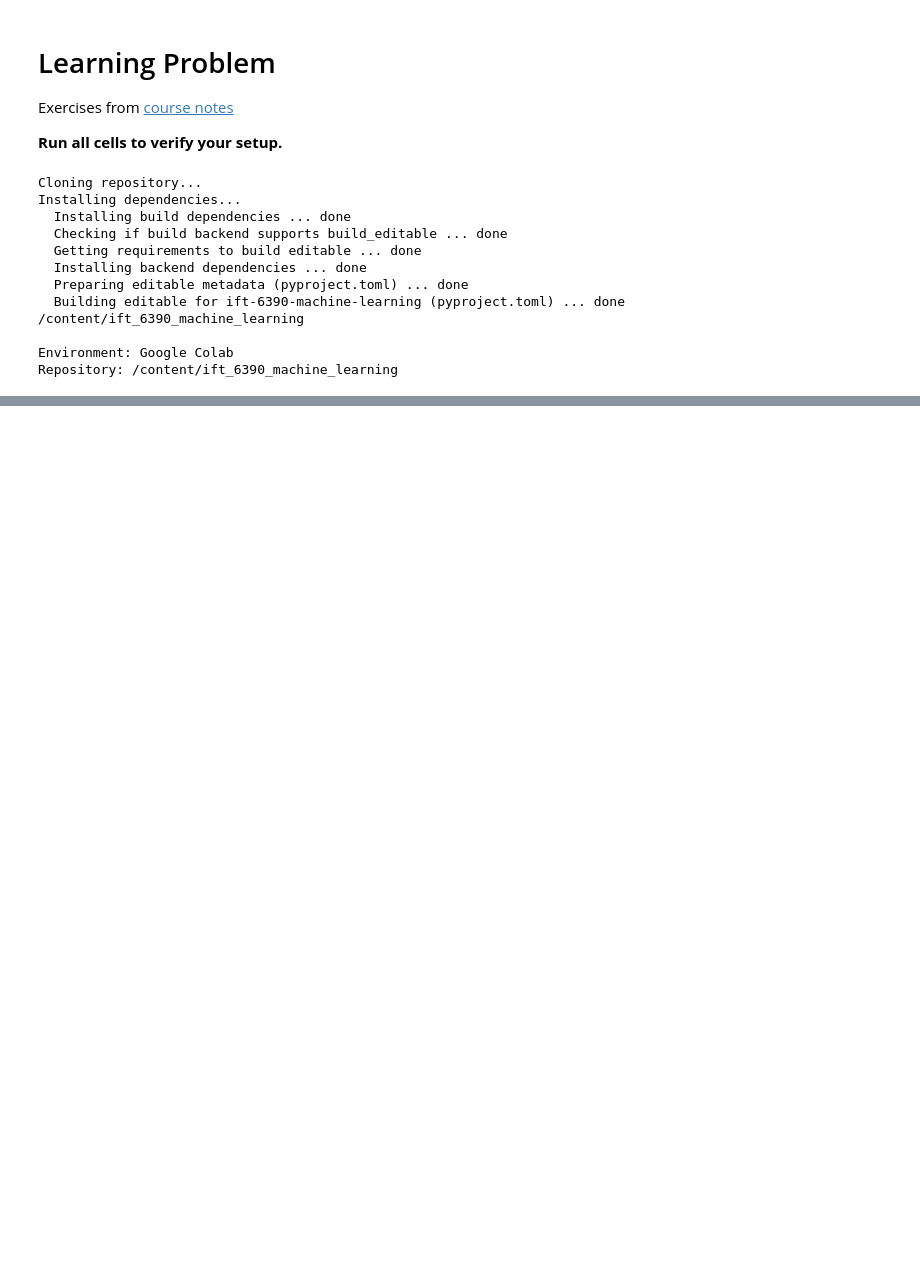
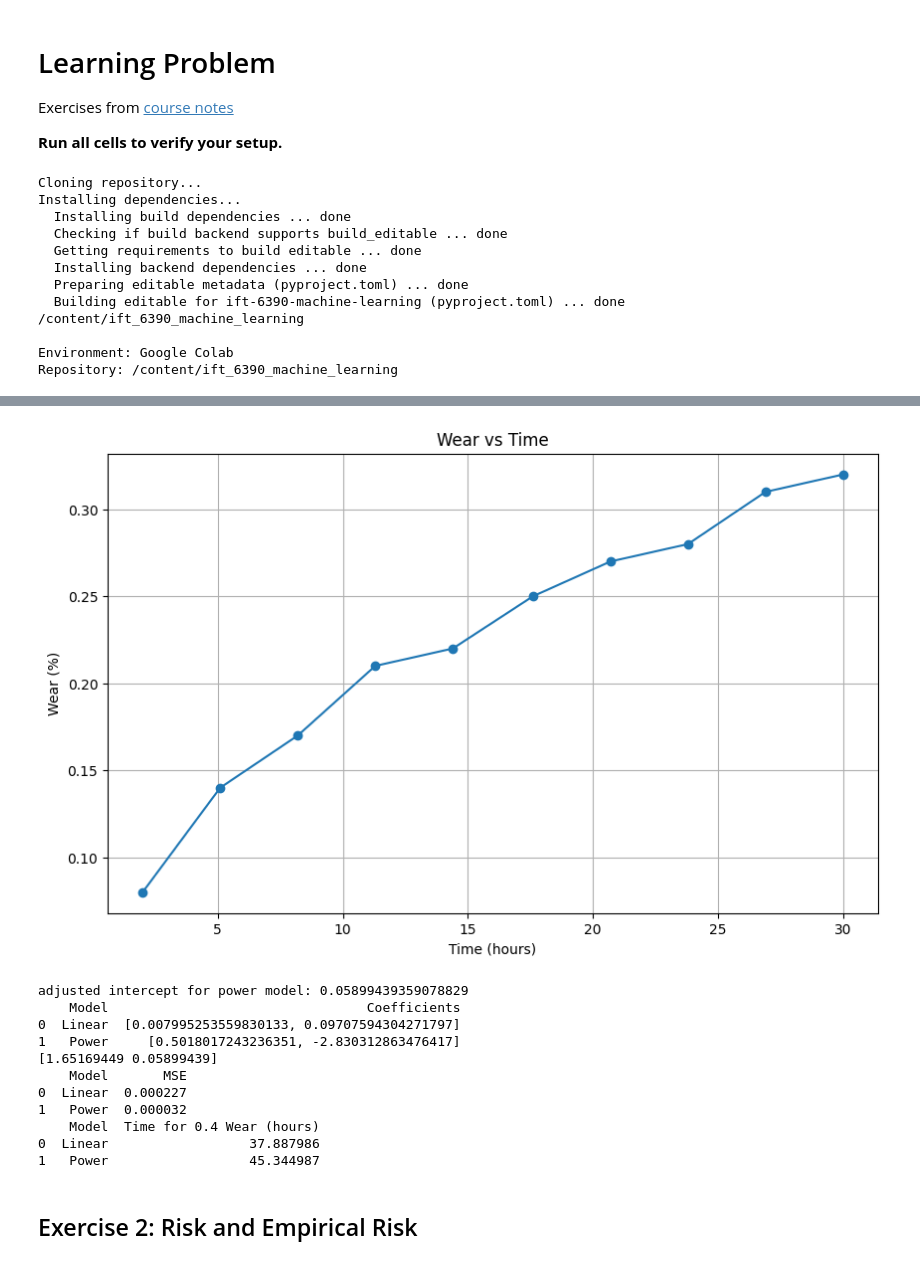
Before and after one commit to trvslhlt/ift_6390_machine_learning, a Jupyter notebook: exercises/01_learning_problem/examples.ipynb, the cells around one changed output, grey strips where cells are left out. Drawn from its saved outputs; the diff is of its cells as text; code cells hidden in the pictures; blank space fills up the shorter version.

Commit message:
Exercises 2 (#2)
* setup ex 1

* ex 1

* patch

* ex 2

* ex 3 skipped

* ex 4

* ex 5

* ex7

```diff
--- a/exercises/01_learning_problem/examples.ipynb
+++ b/exercises/01_learning_problem/examples.ipynb
@@ -68,0 +92,61 @@ added from colab
+# %%
+time = np.array([2.0, 5.1, 8.2, 11.3, 14.4, 17.6, 20.7, 23.8, 26.9, 30.0])
+wear = np.array([0.08, 0.14, 0.17, 0.21, 0.22, 0.25, 0.27, 0.28, 0.31, 0.32])
+
+# 1
+plt.figure(figsize=(10, 6))
+plt.plot(time, wear, marker='o')
+plt.xlabel('Time (hours)')
+plt.ylabel('Wear (%)')
+plt.title('Wear vs Time')
+plt.grid(True)
+plt.show()
+# the relationship is approximately linear, but could also be slightly nonlinear.
+
+# 2
+linear_coeffs = np.polyfit(time, wear, 1)
+power_coeffs = np.polyfit(np.log(time), np.log(wear), 1)
+print(f'adjusted intercept for power model: {np.exp(power_coeffs[1])}')
+df = pd.DataFrame({
+    'Model': ['Linear', 'Power'],
+    'Coefficients': [linear_coeffs, power_coeffs],
+})
+print(df)
+print(np.exp(power_coeffs))  # to interpret power model coefficients
+
+# 3
+# calculate the MSE for both models
+linear_pred = np.polyval(linear_coeffs, time)
+power_pred = np.exp(np.polyval(power_coeffs, np.log(time)))
+linear_mse = np.mean((wear - linear_pred) ** 2)
+power_mse = np.mean((wear - power_pred) ** 2)
+mse_df = pd.DataFrame({
+    'Model': ['Linear', 'Power'],
+    'MSE': [linear_mse, power_mse],
+})
+print(mse_df)
+
+# 4
+# at what time do the models predict 0.4 wear?
+linear_time_0_4 = (0.4 - linear_coeffs[1]) / linear_coeffs[0]
+power_time_0_4 = np.exp((np.log(0.4) - power_coeffs[1]) / power_coeffs[0])
+time_df = pd.DataFrame({
+    'Model': ['Linear', 'Power'],
+    'Time for 0.4 Wear (hours)': [linear_time_0_4, power_time_0_4],
+})
+print(time_df)
+# %% [output]
+[figure, added]
+adjusted intercept for power model: 0.05899439359078829
+    Model                                 Coefficients
+0  Linear  [0.007995253559830133, 0.09707594304271797]
+1   Power     [0.5018017243236351, -2.830312863476417]
+[1.65169449 0.05899439]
+    Model       MSE
+0  Linear  0.000227
+1   Power  0.000032
+    Model  Time for 0.4 Wear (hours)
+0  Linear                  37.887986
+1   Power                  45.344987
+# %% [markdown]
+## Exercise 2: Risk and Empirical Risk
```
Also changed, not shown: parts of 21 cells of this notebook.
